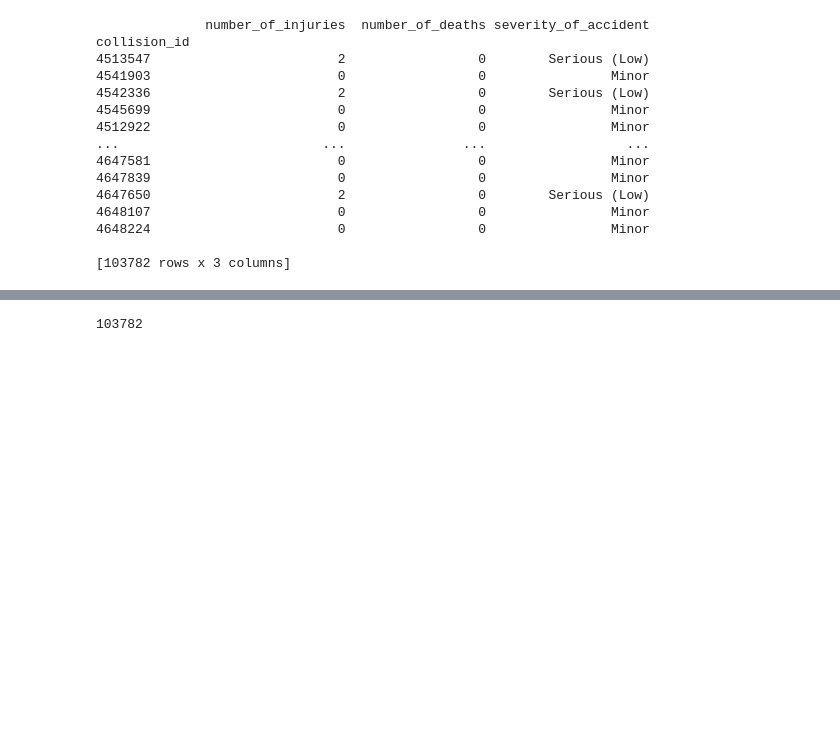
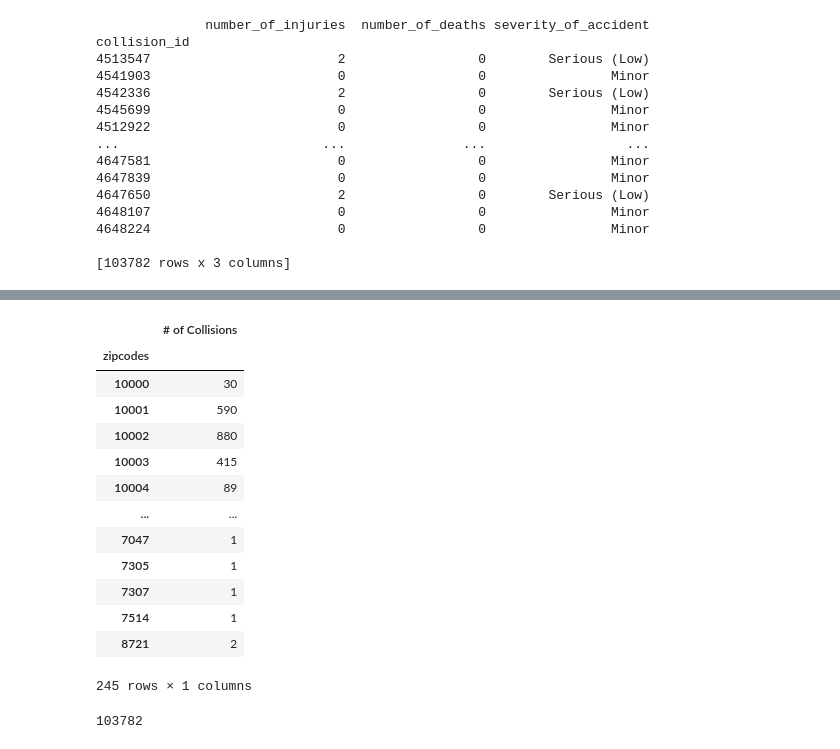
Before and after one commit to ReiannaLiu/MotorVehicleCollision, a Jupyter notebook: data_cleaning_process/loading_data.ipynb, the cells around one changed output, grey strips where cells are left out. Saved outputs shown, nothing was run; the diff lists cells and outputs as text; code cells hidden in the pictures; blank space fills up the shorter version.

Commit message:
updated the motor collision table

```diff
--- a/data_cleaning_process/loading_data.ipynb
+++ b/data_cleaning_process/loading_data.ipynb
@@ -426,3 +369,24 @@ metadata = MetaData()
+# %%
+collision_by_zip = Table('collision_by_zip', metadata,
+                    Column('zipcodes', String, primary_key=True),
+                    Column('# of Collisions', Integer)
+    )
+metadata.create_all(engine)
+# %% [output]
+|  | # of Collisions |
+| zipcodes |  |
+| 10000 | 30 |
+| 10001 | 590 |
+| 10002 | 880 |
+| 10003 | 415 |
+| 10004 | 89 |
+| ... | ... |
+| 7047 | 1 |
+| 7305 | 1 |
+| 7307 | 1 |
+| 7514 | 1 |
+| 8721 | 2 |
+245 rows × 1 columns
 # %%
 motor_collisions = Table('motor_collisions', metadata,
                          Column('collision_id', Integer, primary_key=True),
```
Also changed, not shown: parts of 4 cells of this notebook.
